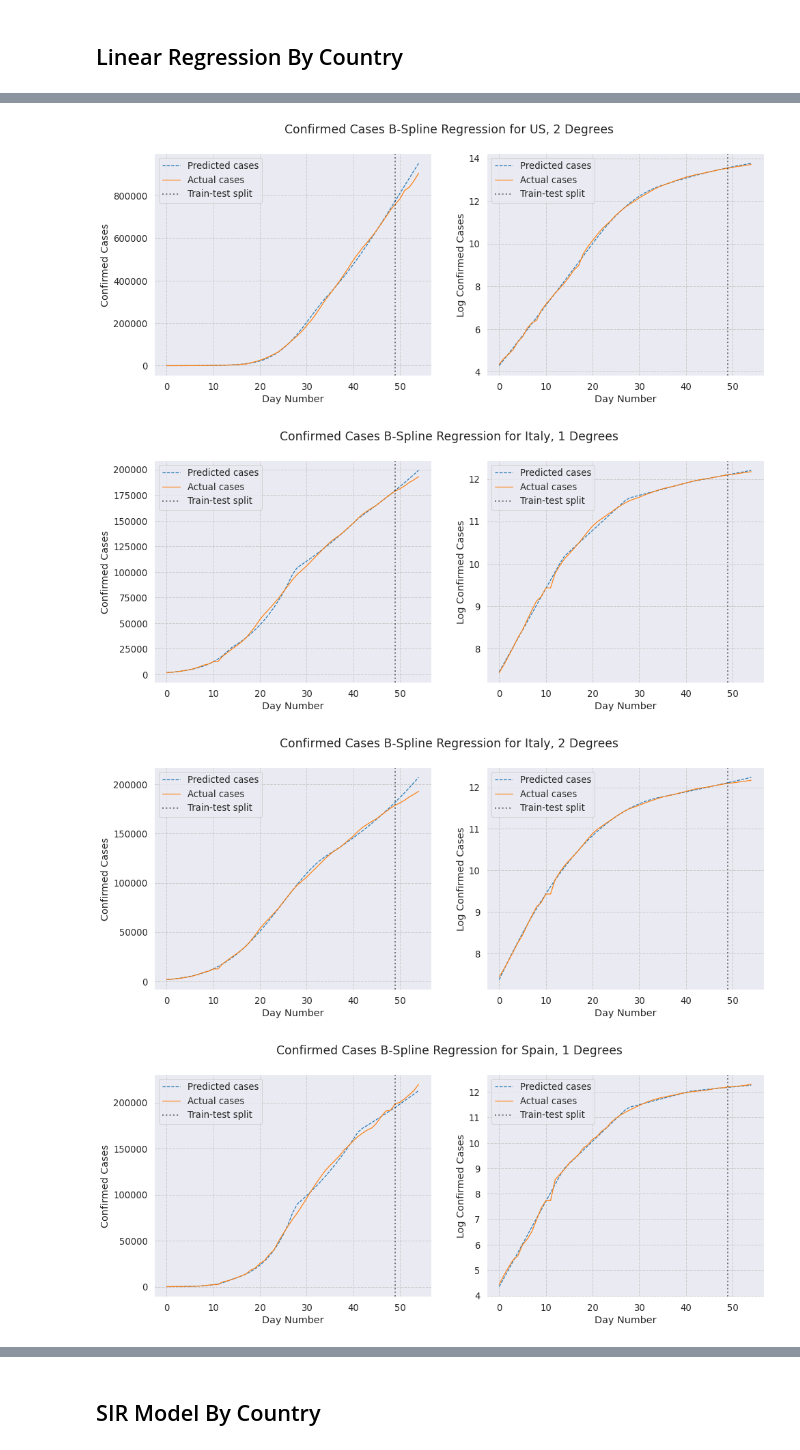
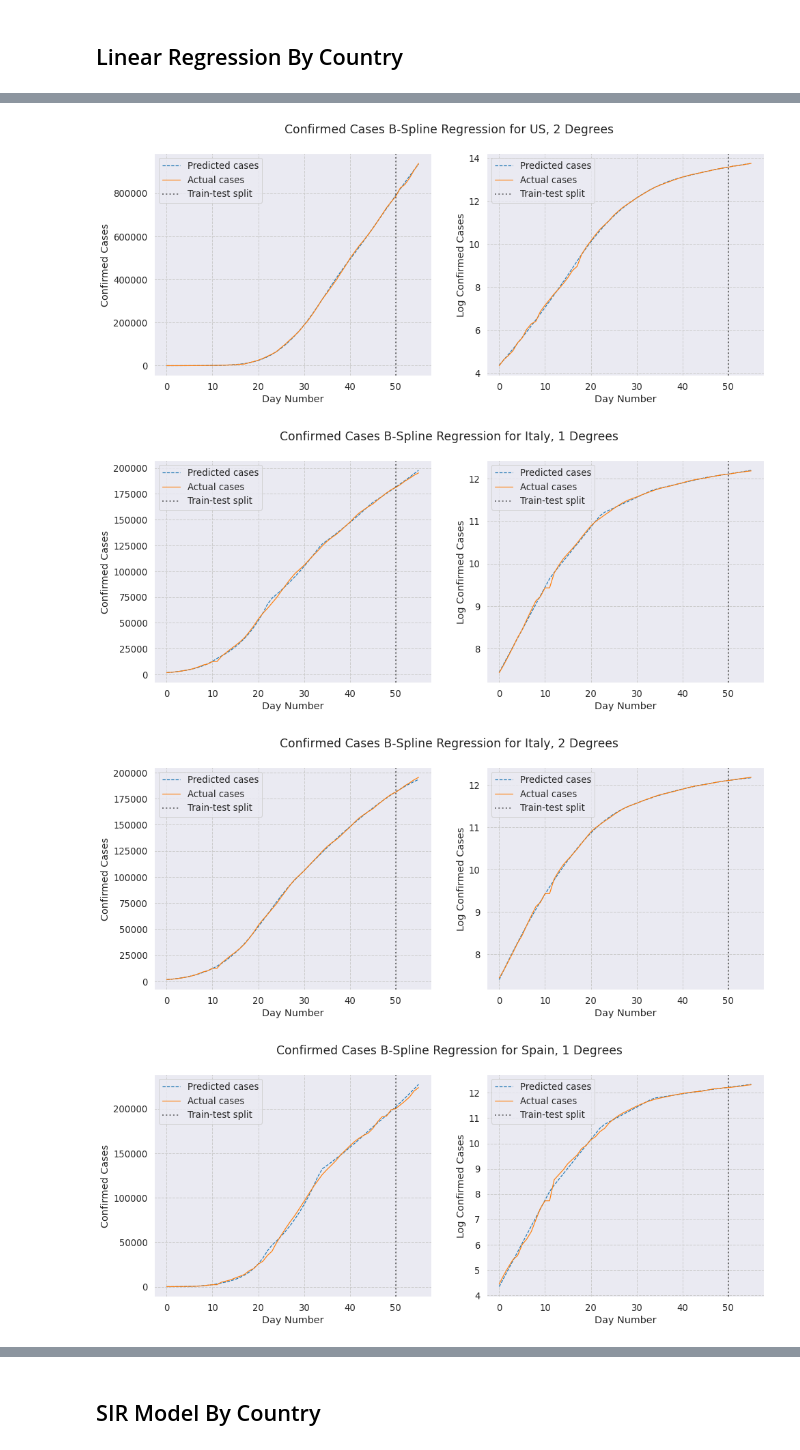
Before and after one commit to rdcolema/covid19-tracking, a Jupyter notebook: covid_forecasting.ipynb, the cells around one changed output, grey strips where cells are left out. Saved outputs shown, nothing was run; the diff lists cells and outputs as text; code cells hidden in the pictures.

```diff
--- a/covid_forecasting.ipynb
+++ b/covid_forecasting.ipynb
@@ -31,7 +31,7 @@ DATA_DIR = "csse_covid_19_daily_reports/"
 
 # Dates to model
 MIN_DATE = '2020-03-01'
-MAX_DATE = '2020-04-24'
+MAX_DATE = '2020-04-25'
 DATE_LIST = pd.date_range(MIN_DATE, MAX_DATE).strftime('%Y-%m-%d').tolist()
 
 # Individual countries to model
@@ -304,5 +304,5 @@ degrees_to_plot = [1, 2]
 
 for country_name in MODEL_COUNTRIES:
     for degree in degrees_to_plot:
-        plot_regression(all_data, country_name, holdout=5, degree=degree, n_knots=5)
+        plot_regression(all_data, country_name, holdout=5, degree=degree, n_knots=6)
 # %% [output]
@@ -310,4 +310,4 @@ for country_name in MODEL_COUNTRIES:
-[figure, old version]
+[figure, new version]
-[figure, old version]
+[figure, new version]
-[figure, old version]
+[figure, new version]
-[figure, old version]
+[figure, new version]
```
Also changed, not shown: parts of 4 cells of this notebook, 2 other files.
